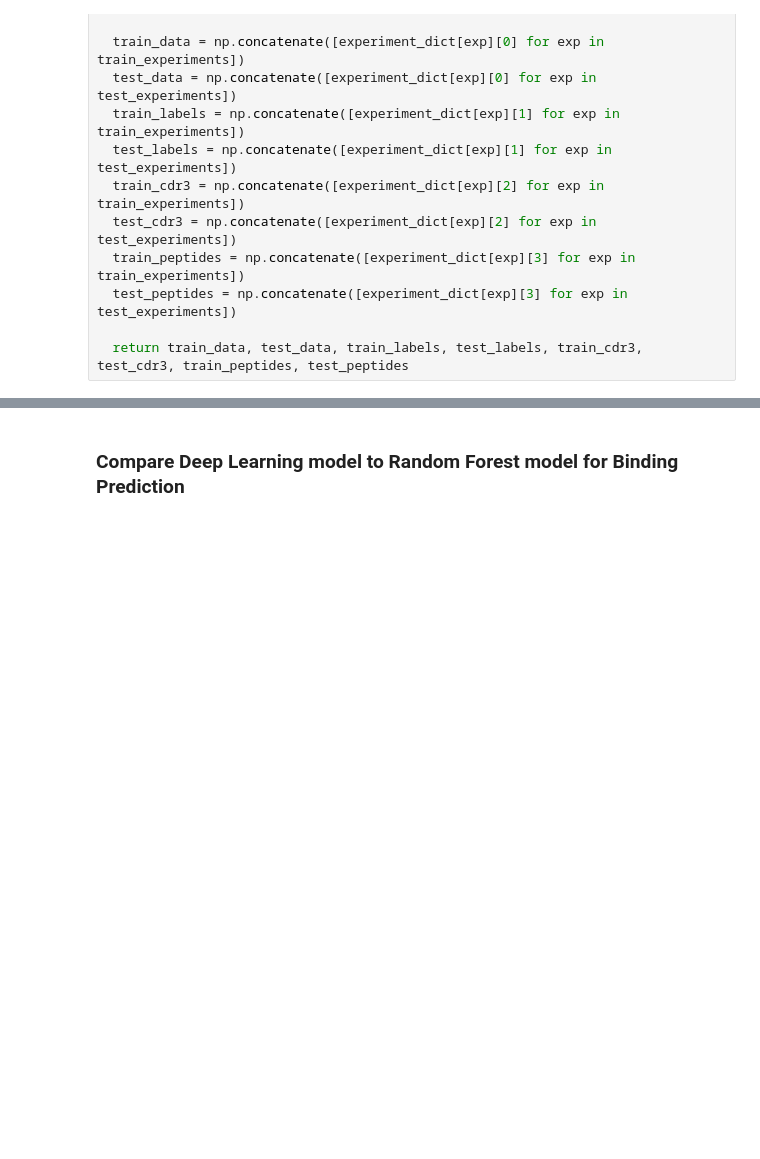
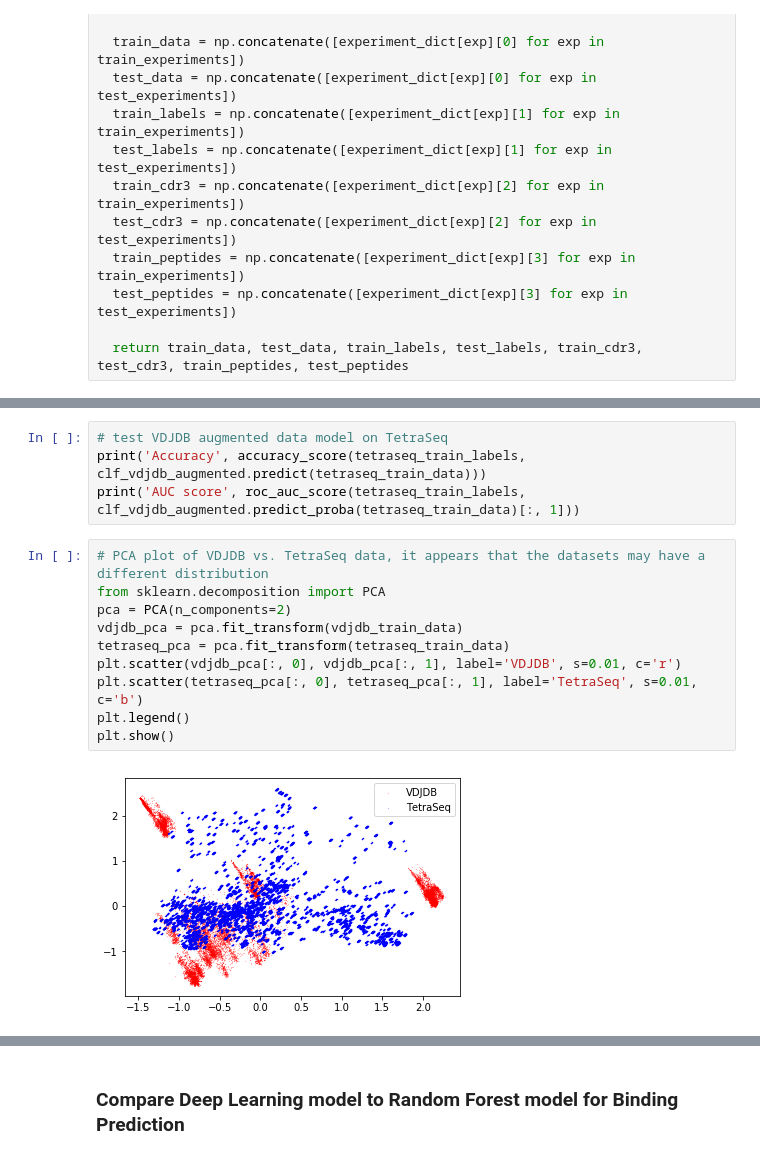
Before and after one commit to alexanderwhatley/TCR-Pathogen-Identification, a Jupyter notebook: benchmark_methods.ipynb, the cells around one changed output, grey strips where cells are left out. Drawn from its saved outputs; the diff is of its cells as text; blank space fills up the shorter version.

```diff
--- a/benchmark_methods.ipynb
+++ b/benchmark_methods.ipynb
@@ -425,0 +445,16 @@ Processing experiment Experiment 6
+# %%
+# test VDJDB augmented data model on TetraSeq
+print('Accuracy', accuracy_score(tetraseq_train_labels, clf_vdjdb_augmented.predict(tetraseq_train_data)))
+print('AUC score', roc_auc_score(tetraseq_train_labels, clf_vdjdb_augmented.predict_proba(tetraseq_train_data)[:, 1]))
+# %%
+# PCA plot of VDJDB vs. TetraSeq data, it appears that the datasets may have a different distribution
+from sklearn.decomposition import PCA
+pca = PCA(n_components=2)
+vdjdb_pca = pca.fit_transform(vdjdb_train_data)
+tetraseq_pca = pca.fit_transform(tetraseq_train_data)
+plt.scatter(vdjdb_pca[:, 0], vdjdb_pca[:, 1], label='VDJDB', s=0.01, c='r')
+plt.scatter(tetraseq_pca[:, 0], tetraseq_pca[:, 1], label='TetraSeq', s=0.01, c='b')
+plt.legend()
+plt.show()
+# %% [output]
+[figure, added]
```
Also changed, not shown: parts of 23 cells of this notebook.
